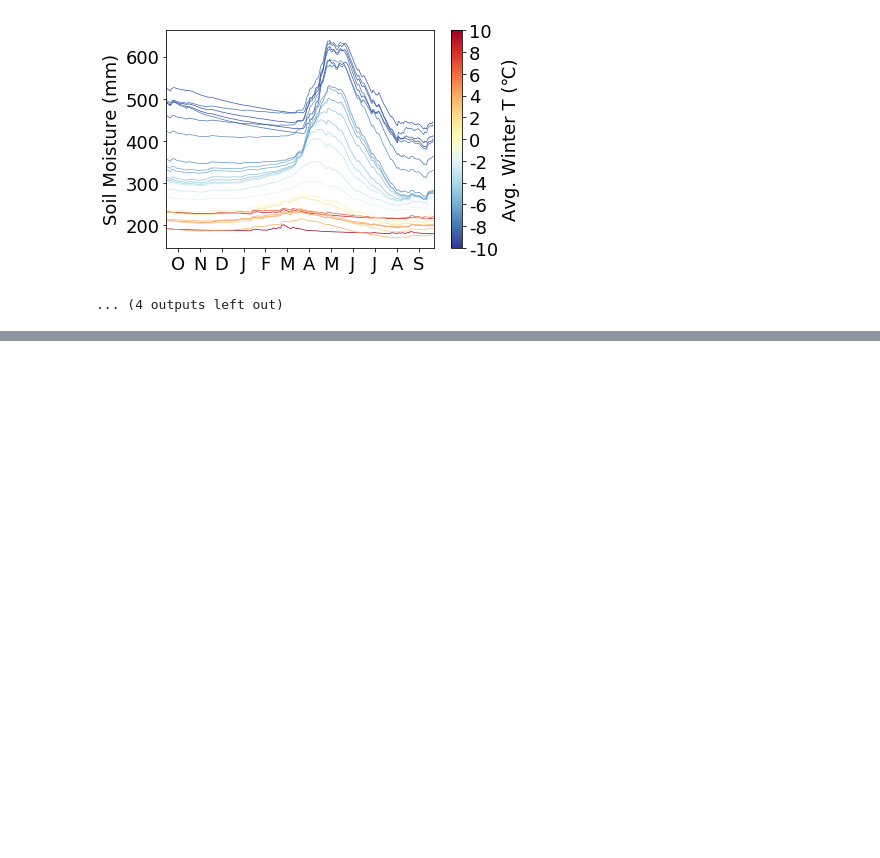
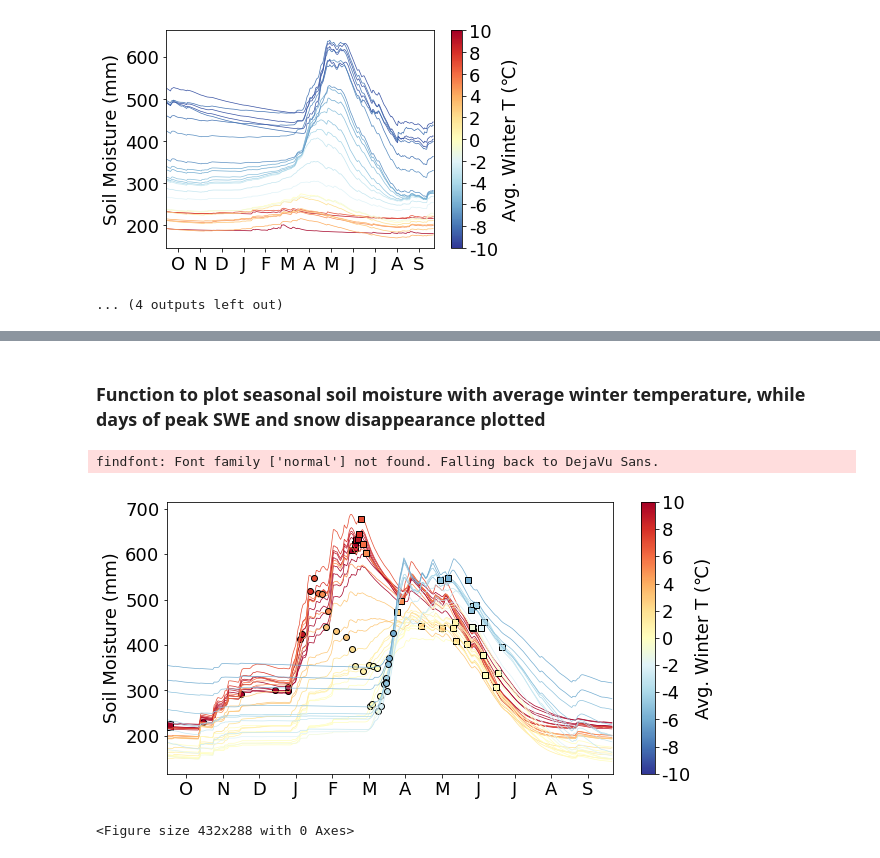
Before and after one commit to szalam/SM_carryover, a Jupyter notebook: 02_code/030_SM_pattern.ipynb, the cells around one changed output, grey strips where cells are left out. Saved outputs shown, nothing was run; the diff lists cells and outputs as text; code cells hidden in the pictures; blank space fills up the shorter version.

```diff
--- a/02_code/030_SM_pattern.ipynb
+++ b/02_code/030_SM_pattern.ipynb
@@ -179 +202,3 @@ plot_sm_elev_band('Sierra Nevada')
 <Figure size 432x288 with 0 Axes>
+# %% [markdown]
+### Function to plot seasonal soil moisture with average winter temperature, while days of peak SWE and snow disappearance plotted
@@ -180 +287,7 @@ plot_sm_elev_band('Sierra Nevada')
+# %%
+plot_sm_elev_band2('Sierra Nevada')
+# %% [output]
+findfont: Font family ['normal'] not found. Falling back to DejaVu Sans.
+[figure, added]
+<Figure size 432x288 with 0 Axes>
 # %%
```
Also changed, not shown: parts of 19 cells of this notebook, 14 other files.
